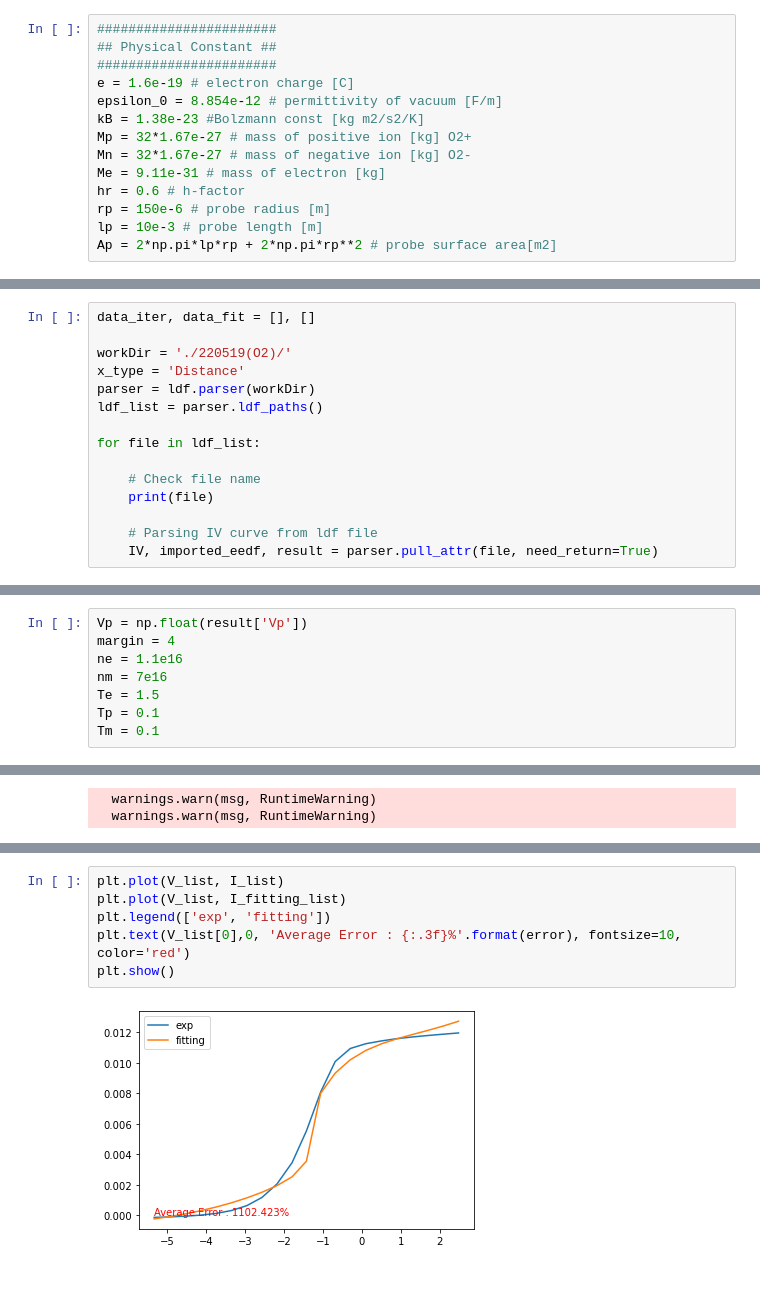
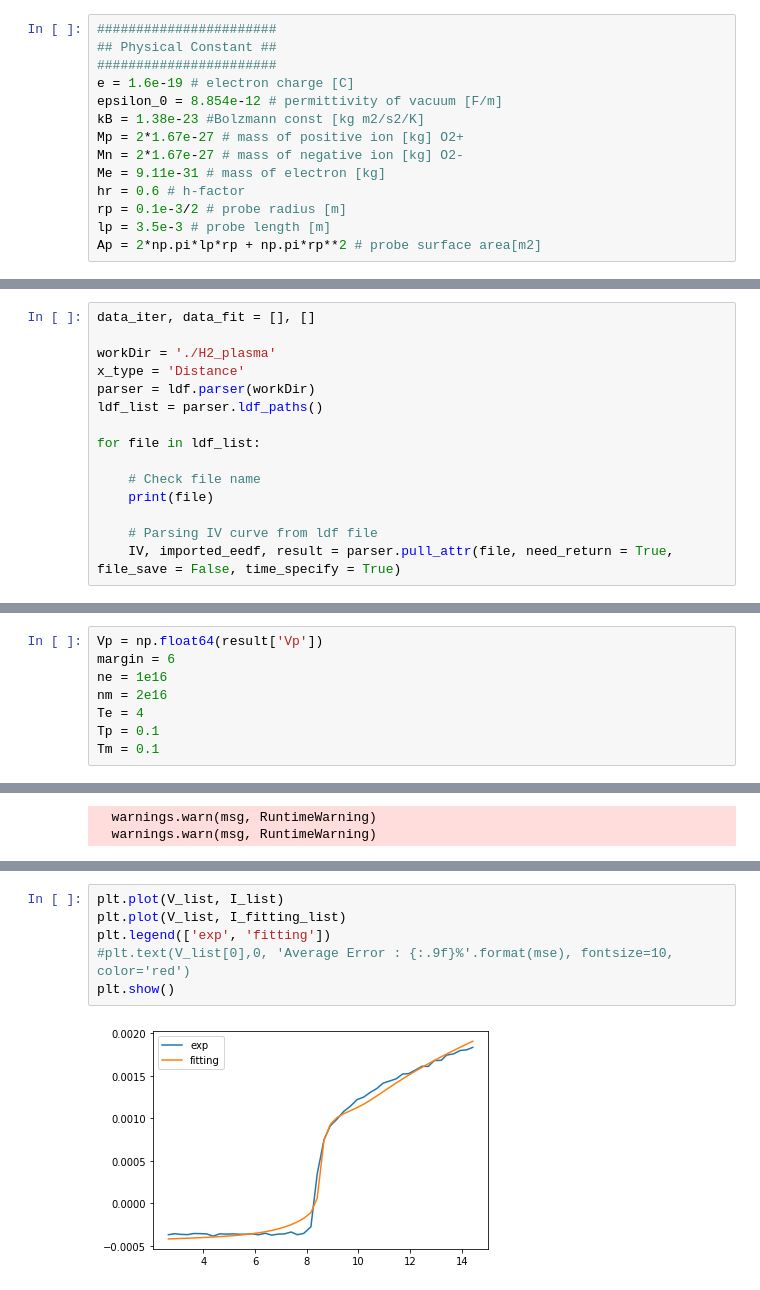
Before and after one commit to gunu0626/negative-ion, a Jupyter notebook: Fitting_test.ipynb, the cells around one changed output, grey strips where cells are left out. Drawn from its saved outputs; the diff is of its cells as text.

Commit message:
multiple time ldf add

```diff
--- a/Fitting_test.ipynb
+++ b/Fitting_test.ipynb
@@ -27,13 +27,13 @@ from scipy.optimize import curve_fit
 e = 1.6e-19 # electron charge [C]
 epsilon_0 = 8.854e-12 # permittivity of vacuum [F/m]
 kB = 1.38e-23 #Bolzmann const [kg m2/s2/K]
-Mp = 32*1.67e-27 # mass of positive ion [kg] O2+
-Mn = 32*1.67e-27 # mass of negative ion [kg] O2-
+Mp = 2*1.67e-27 # mass of positive ion [kg] O2+
+Mn = 2*1.67e-27 # mass of negative ion [kg] O2-
 Me = 9.11e-31 # mass of electron [kg]
 hr = 0.6 # h-factor
-rp = 150e-6 # probe radius [m]
-lp = 10e-3 # probe length [m]
-Ap = 2*np.pi*lp*rp + 2*np.pi*rp**2 # probe surface area[m2]
+rp = 0.1e-3/2 # probe radius [m]
+lp = 3.5e-3 # probe length [m]
+Ap = 2*np.pi*lp*rp + np.pi*rp**2 # probe surface area[m2]
 # %% [markdown]
 ## 계산될 Parameter
 # %%
@@ -115,7 +115,7 @@ def total_current(V_input, ne, nm, Te, Tp, Tm):
 # %%
 data_iter, data_fit = [], []
 
-workDir = './220519(O2)/'
+workDir = './H2_plasma'
 x_type = 'Distance'
 parser = ldf.parser(workDir)
 ldf_list = parser.ldf_paths()
@@ -126,5 +126,5 @@ for file in ldf_list:
     print(file)
 
     # Parsing IV curve from ldf file
-    IV, imported_eedf, result = parser.pull_attr(file, need_return=True)
+    IV, imported_eedf, result = parser.pull_attr(file, need_return = True, file_save = False, time_specify = True)
 # %% [output]
@@ -132,11 +132,11 @@ for file in ldf_list:
 # %% [markdown]
 ### Test for initial condition (margin applied)
 # %%
-Vp = np.float(result['Vp'])
-margin = 4
-ne = 1.1e16
-nm = 7e16
-Te = 1.5
+Vp = np.float64(result['Vp'])
+margin = 6
+ne = 1e16
+nm = 2e16
+Te = 4
 Tp = 0.1
 Tm = 0.1
 # %%
@@ -176,8 +175,8 @@ Fitting Result : 9.96e+15 3.86e+16 2.62e+00 3.32e-02 2.09e-01
 # %%
 plt.plot(V_list, I_list)
 plt.plot(V_list, I_fitting_list)
 plt.legend(['exp', 'fitting'])
-plt.text(V_list[0],0, 'Average Error : {:.3f}%'.format(error), fontsize=10, color='red')
+#plt.text(V_list[0],0, 'Average Error : {:.9f}%'.format(mse), fontsize=10, color='red')
 plt.show()
 # %% [output]
-[figure, old version]
+[figure, new version]
```
Also changed, not shown: parts of 4 cells of this notebook, 23 other files.
